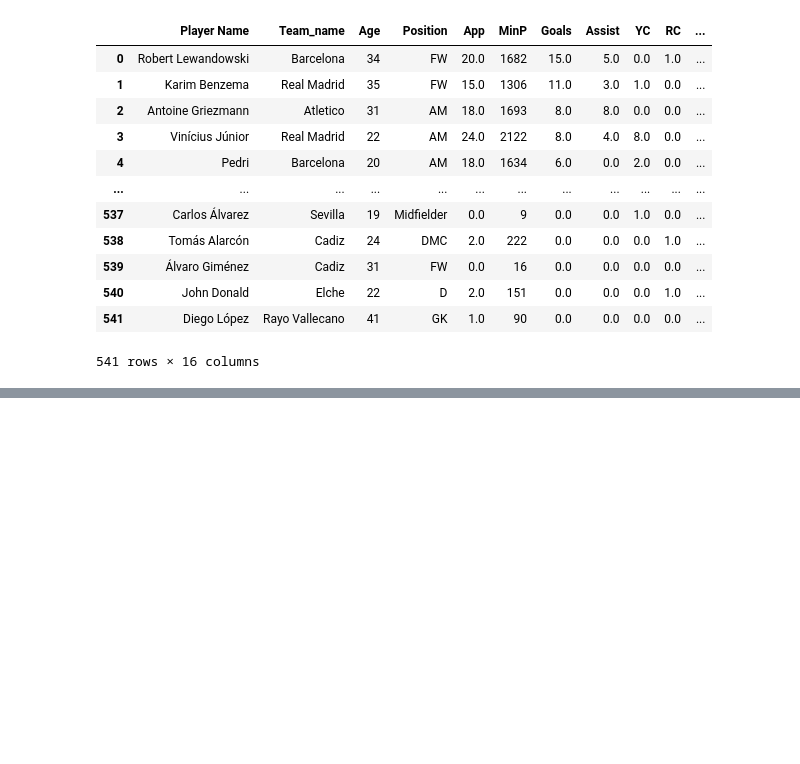
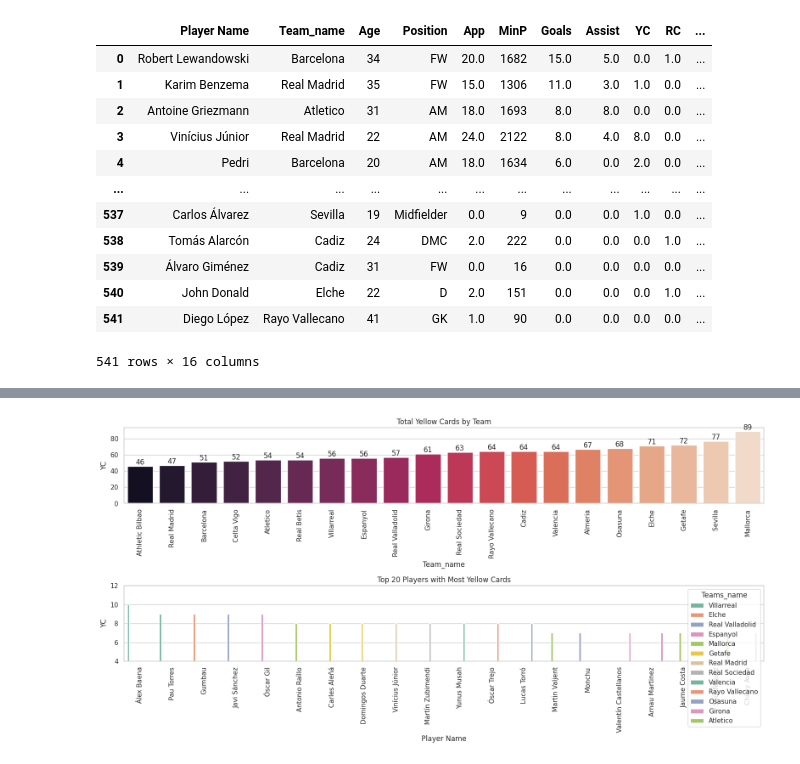
Before and after one commit to ankit-chuahan/Air_bnb_project, a Jupyter notebook: Laliga_2022.ipynb, the cells around one changed output, grey strips where cells are left out. Saved outputs shown, nothing was run; the diff lists cells and outputs as text; code cells hidden in the pictures; blank space fills up the shorter version.

```diff
--- a/Laliga_2022.ipynb
+++ b/Laliga_2022.ipynb
@@ -264,0 +300,27 @@ laliga
+# %%
+import matplotlib.pyplot as plt
+import seaborn as sns
+
+plt.figure(figsize=(16, 8))  # Adjust the figure size
+
+# First Subplot
+plt.subplot(2, 1, 1)
+yellow = laliga.groupby('Team_name')[['YC']].sum().sort_values('YC', ascending=True).reset_index()
+x = sns.barplot(x='Team_name', y='YC', data=yellow, palette="rocket")
+x.bar_label(x.containers[0])
+plt.xticks(rotation=90)
+plt.title("Total Yellow Cards by Team")  # Add a title for the first subplot
+
+# Second Subplot
+plt.subplot(2, 1, 2)
+player_yellow = laliga.groupby(['Player Name', 'Team_name'])[['YC']].sum().sort_values('YC', ascending=False).reset_index()[:20]
+sns.barplot(x='Player Name', y='YC', data=player_yellow, hue='Team_name', palette='Set2')
+plt.legend(title='Teams_name', loc='upper right')
+plt.xticks(rotation=90)
+plt.ylim(4, 12)
+plt.title("Top 20 Players with Most Yellow Cards")  # Add a title for the second subplot
+
+plt.tight_layout()  # Ensure subplots don't overlap
+plt.show()
+# %% [output]
+[figure, added]
```
Also changed, not shown: parts of 8 cells of this notebook.
